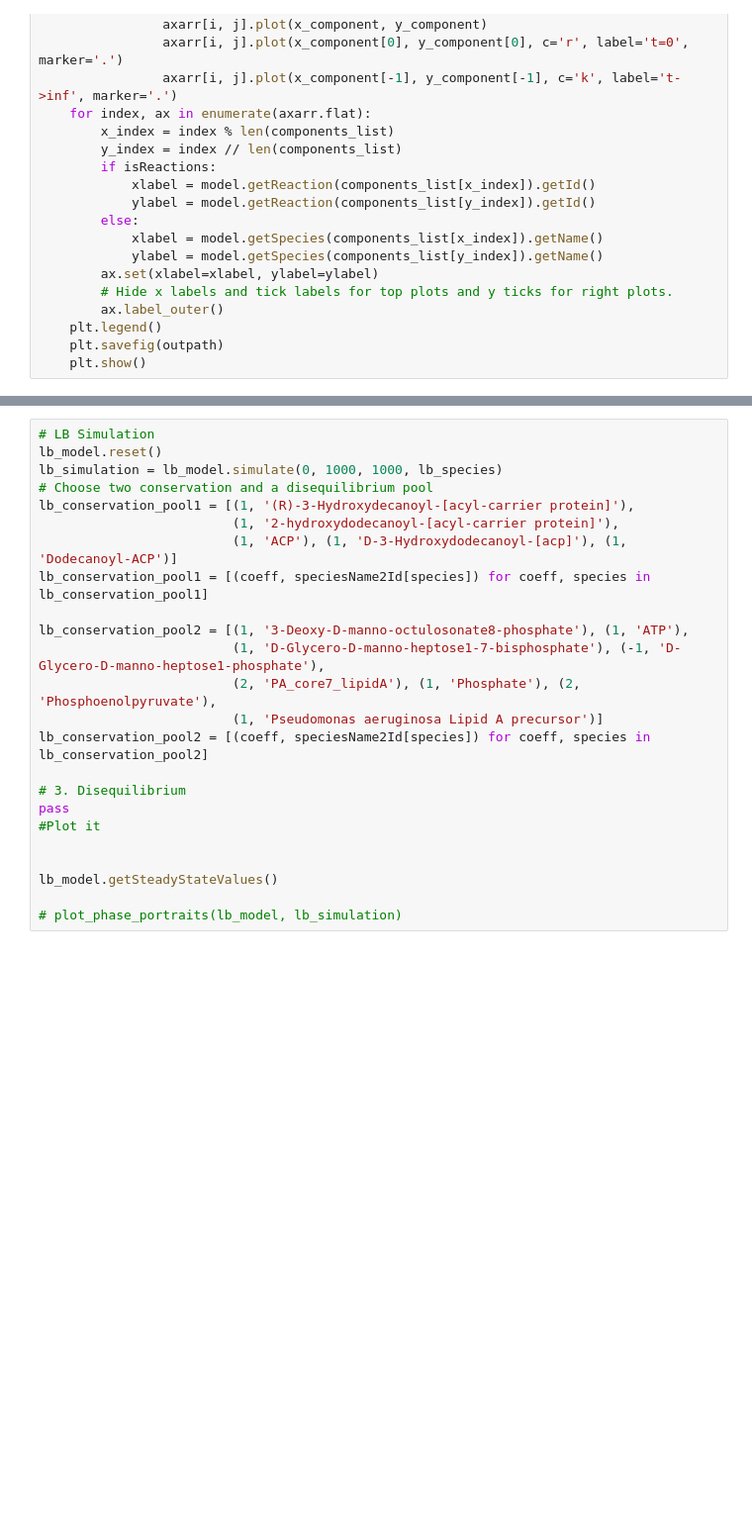
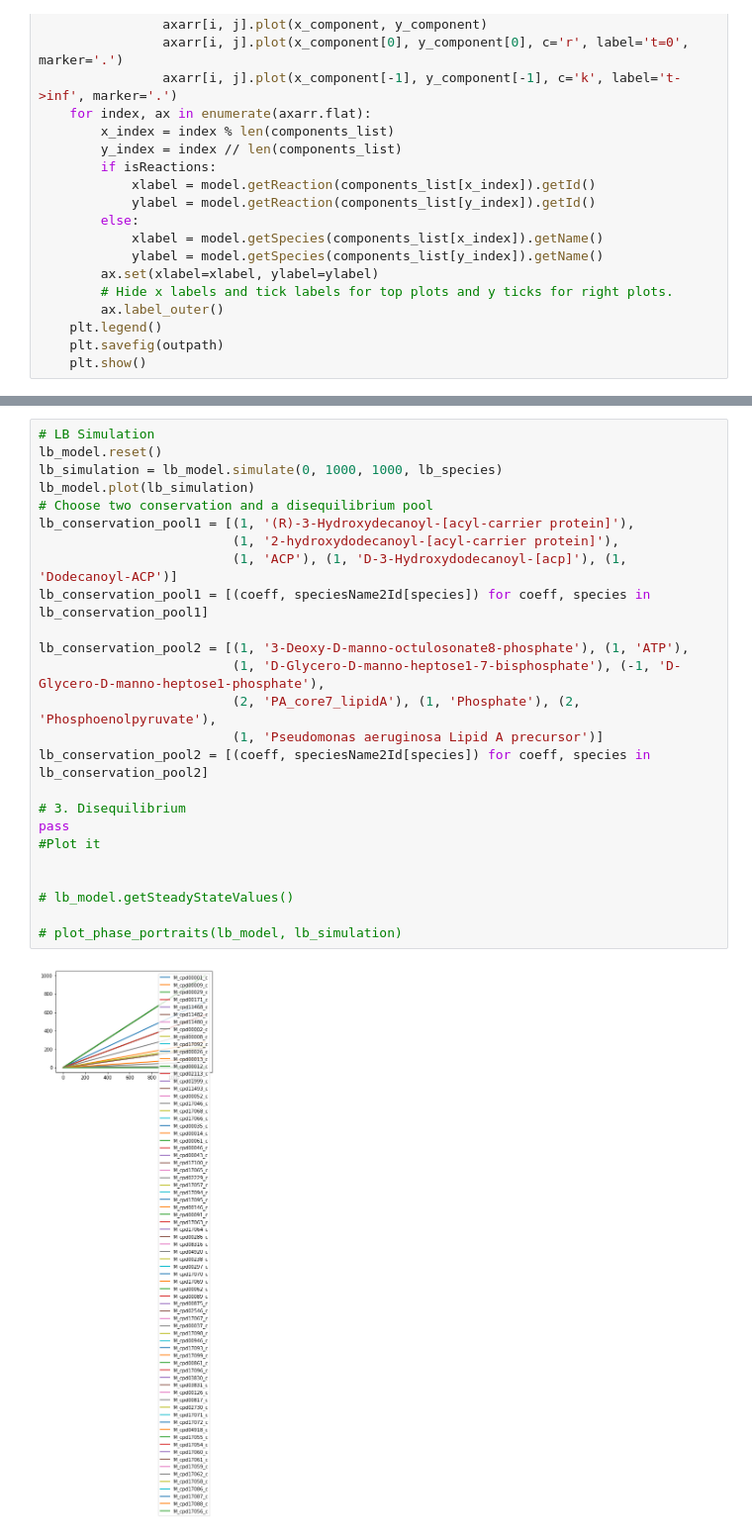
Before and after one commit to jmueller95/SystemsBiology2019, a Jupyter notebook: simulation.ipynb, the cells around one changed output, grey strips where cells are left out. Shown: that part at 99% size. Cells and saved outputs as stored; diff of their text form; blank space fills up the shorter version.

```diff
--- a/simulation.ipynb
+++ b/simulation.ipynb
@@ -162,27 +169,30 @@ pm_model.getSteadyStateValues()
 # %%
 # LB Simulation
 lb_model.reset()
 lb_simulation = lb_model.simulate(0, 1000, 1000, lb_species)
+lb_model.plot(lb_simulation)
 # Choose two conservation and a disequilibrium pool
 lb_conservation_pool1 = [(1, '(R)-3-Hydroxydecanoyl-[acyl-carrier protein]'),
                          (1, '2-hydroxydodecanoyl-[acyl-carrier protein]'),
                          (1, 'ACP'), (1, 'D-3-Hydroxydodecanoyl-[acp]'), (1, 'Dodecanoyl-ACP')]
 lb_conservation_pool1 = [(coeff, speciesName2Id[species]) for coeff, species in lb_conservation_pool1]
 
 lb_conservation_pool2 = [(1, '3-Deoxy-D-manno-octulosonate8-phosphate'), (1, 'ATP'),
                          (1, 'D-Glycero-D-manno-heptose1-7-bisphosphate'), (-1, 'D-Glycero-D-manno-heptose1-phosphate'),
                          (2, 'PA_core7_lipidA'), (1, 'Phosphate'), (2, 'Phosphoenolpyruvate'),
                          (1, 'Pseudomonas aeruginosa Lipid A precursor')]
 lb_conservation_pool2 = [(coeff, speciesName2Id[species]) for coeff, species in lb_conservation_pool2]
 
 # 3. Disequilibrium
 pass
 #Plot it
 
 
-lb_model.getSteadyStateValues()
+# lb_model.getSteadyStateValues()
 
 # plot_phase_portraits(lb_model, lb_simulation)
+# %% [output]
+[figure, added]
 # %%
 # Combined Simulation
 combined_model.reset()
```
Also changed, not shown: parts of 4 cells of this notebook, 5 other files.
